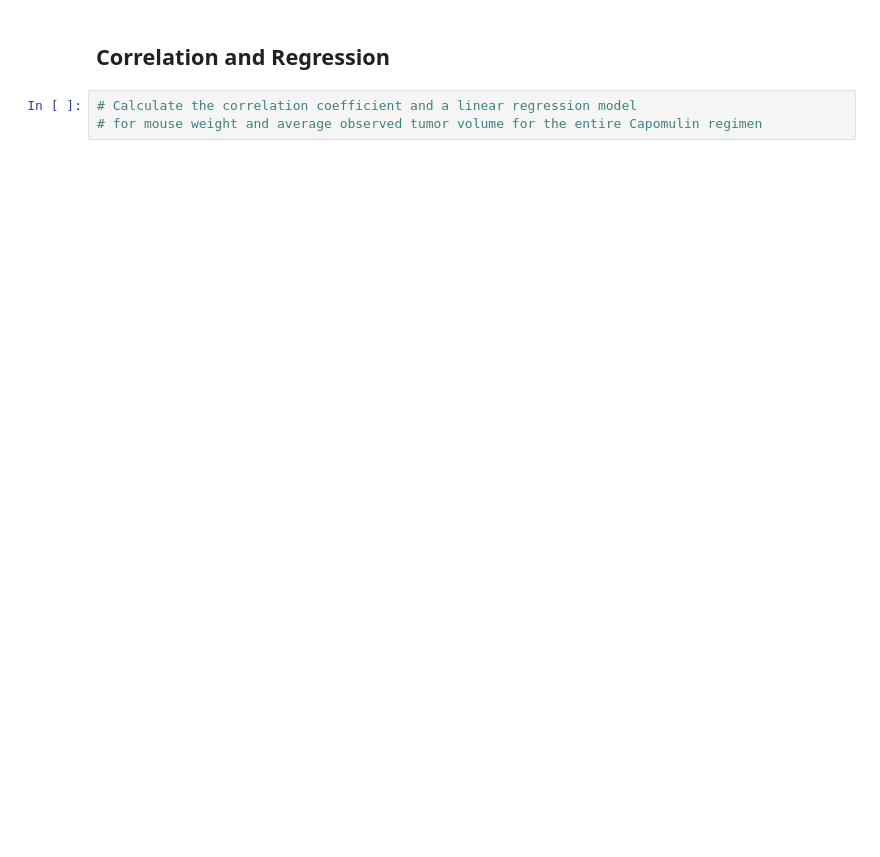
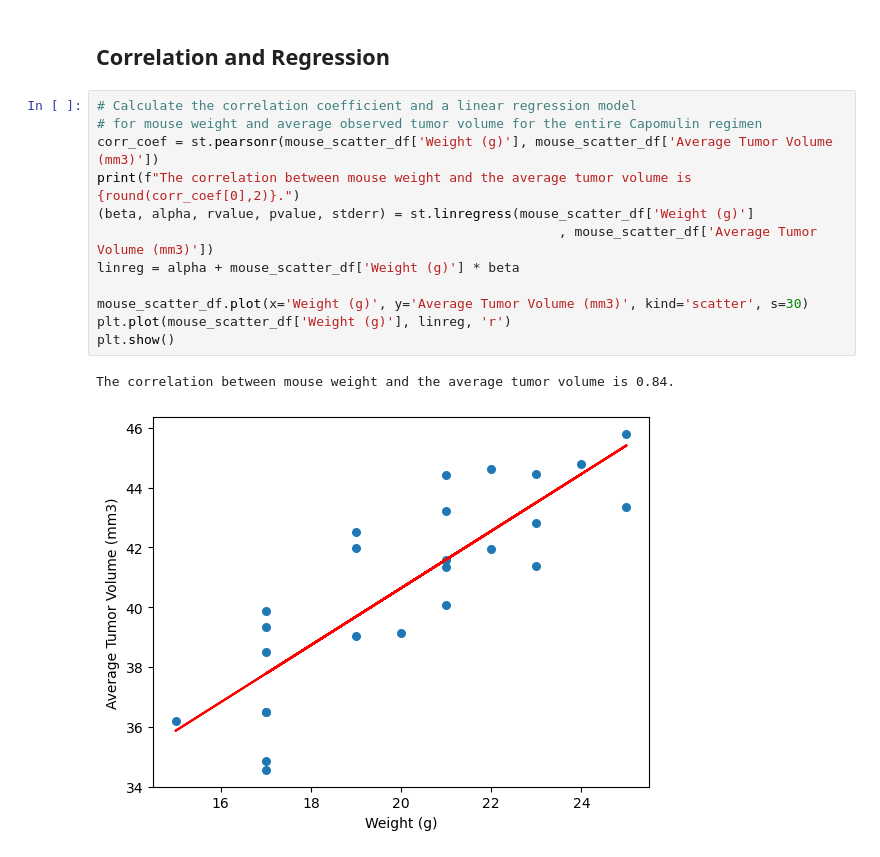
Before and after one commit to hanslegoh/matplotlib-challenge, a Jupyter notebook: Main Script.ipynb, the cells around one changed output. Saved outputs shown, nothing was run; the diff lists cells and outputs as text; blank space fills up the shorter version.

```diff
--- a/Main Script.ipynb
+++ b/Main Script.ipynb
@@ -234,5 +272,17 @@ Infubinol's potential outliers: 36.3213458
 # %% [markdown]
 ## Correlation and Regression
-# %%
-# Calculate the correlation coefficient and a linear regression model
-# for mouse weight and average observed tumor volume for the entire Capomulin regimen
+# %%
+# Calculate the correlation coefficient and a linear regression model
+# for mouse weight and average observed tumor volume for the entire Capomulin regimen
+corr_coef = st.pearsonr(mouse_scatter_df['Weight (g)'], mouse_scatter_df['Average Tumor Volume (mm3)'])
+print(f"The correlation between mouse weight and the average tumor volume is {round(corr_coef[0],2)}.")
+(beta, alpha, rvalue, pvalue, stderr) = st.linregress(mouse_scatter_df['Weight (g)']
+                                                           , mouse_scatter_df['Average Tumor Volume (mm3)'])
+linreg = alpha + mouse_scatter_df['Weight (g)'] * beta
+
+mouse_scatter_df.plot(x='Weight (g)', y='Average Tumor Volume (mm3)', kind='scatter', s=30)
+plt.plot(mouse_scatter_df['Weight (g)'], linreg, 'r')
+plt.show()
+# %% [output]
+The correlation between mouse weight and the average tumor volume is 0.84.
+[figure, added]
```
Also changed, not shown: parts of 10 cells of this notebook.
